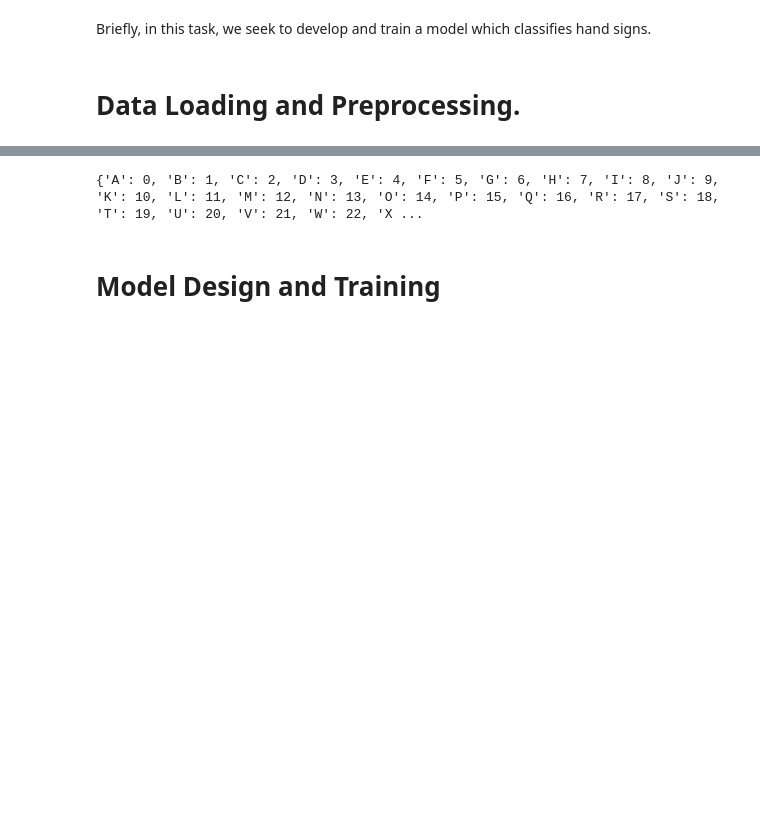
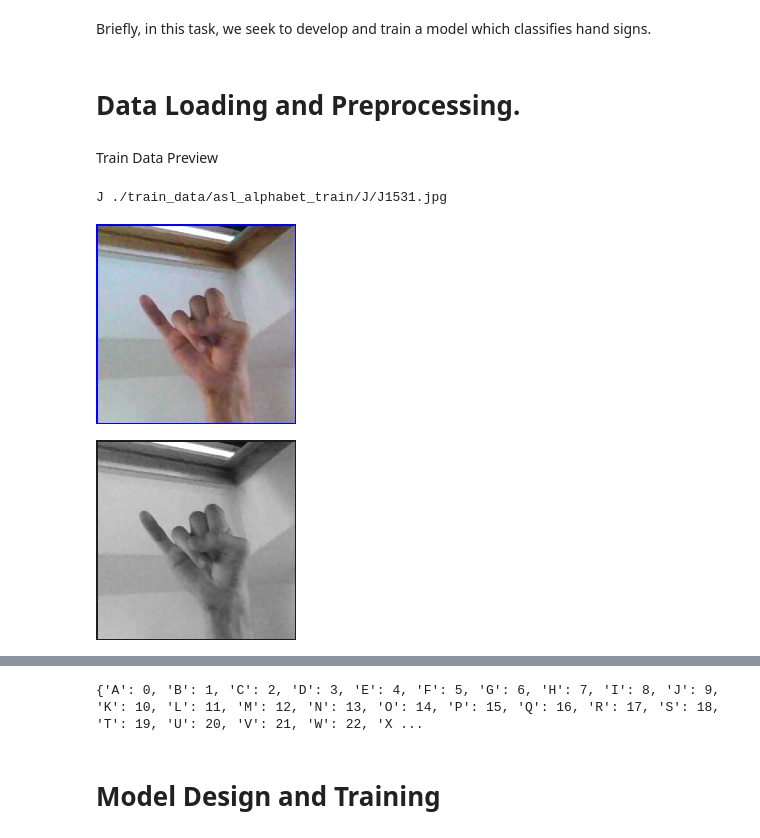
Before and after one commit to kahlflekzy/computer-vision-project, a Jupyter notebook: Notebooks/Sign_Language_Recognition.ipynb, the cells around one changed output, grey strips where cells are left out. Saved outputs shown, nothing was run; the diff lists cells and outputs as text; code cells hidden in the pictures; blank space fills up the shorter version.

```diff
--- a/Notebooks/Sign_Language_Recognition.ipynb
+++ b/Notebooks/Sign_Language_Recognition.ipynb
@@ -27,3 +27,19 @@ if not 'train_data' in os.listdir():
 if not 'test_data' in os.listdir():
   !unzip ./drive/MyDrive/DataSet/asl_alphabet_test.zip -d test_data
   clear_output()
+# %% [markdown]
+Train Data Preview
+# %%
+import random
+letter = random.choice(os.listdir('./train_data/asl_alphabet_train/'))
+img_path = f'./train_data/asl_alphabet_train/{letter}/'
+image_path = random.choice([i for i in glob.glob(f"{img_path}*.jpg")])
+print(letter, image_path)
+image = cv2.imread(image_path)
+gray = cv2.imread(image_path, cv2.IMREAD_GRAYSCALE)
+cv2_imshow(image)
+cv2_imshow(gray)
+# %% [output]
+J ./train_data/asl_alphabet_train/J/J1531.jpg
+[figure, added]
+[figure, added]
```
Also changed, not shown: parts of 17 cells of this notebook, 7 other files.
